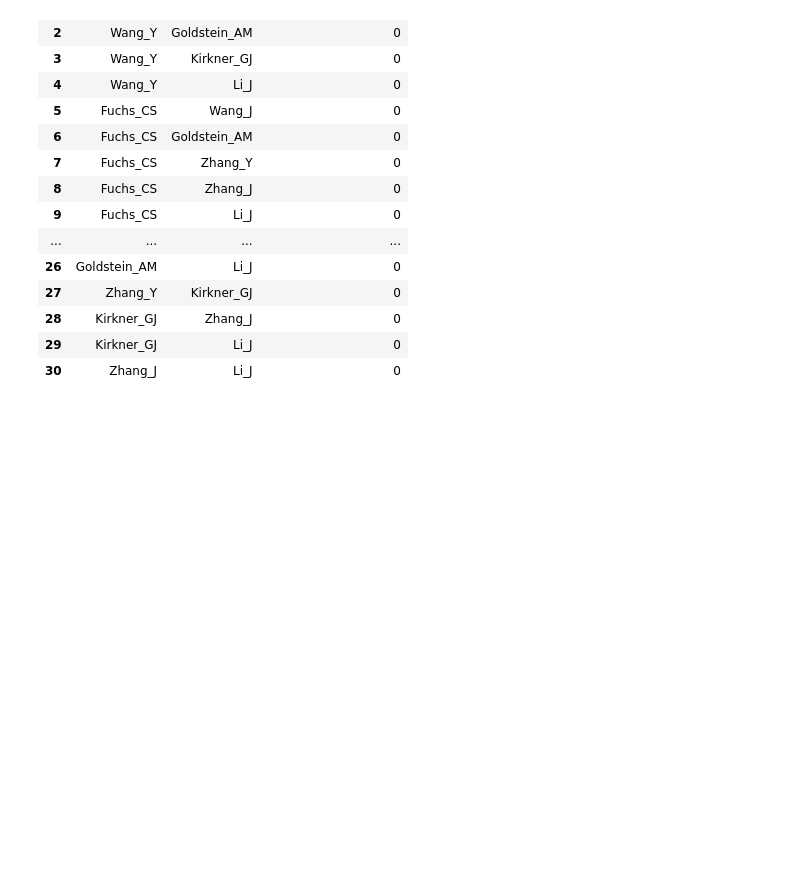
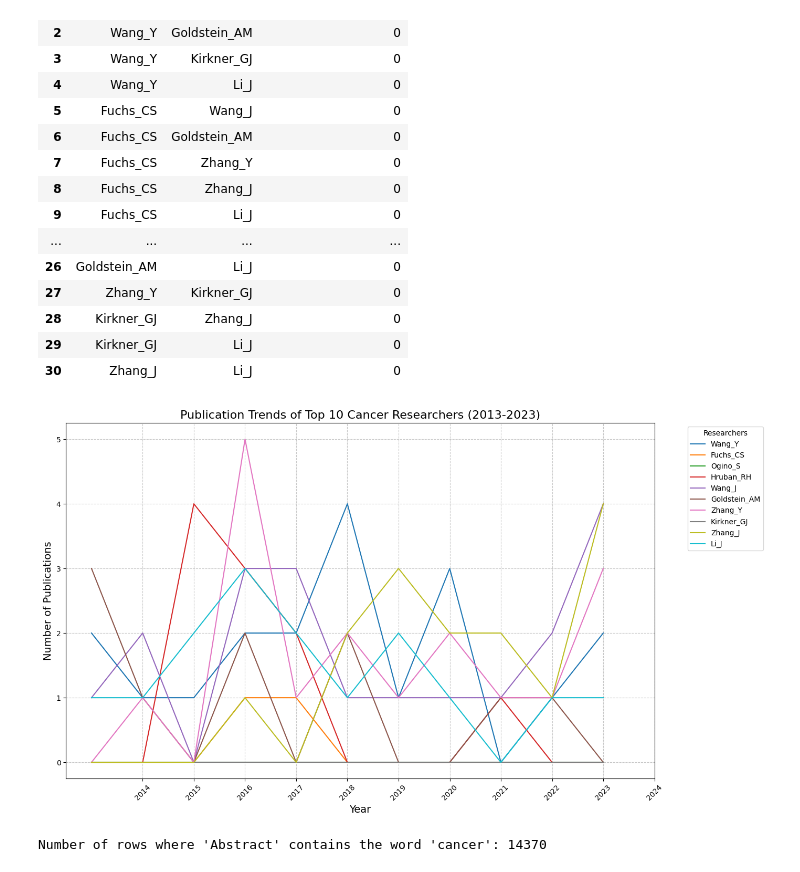
Before and after one commit to ThanakornMix/G1-Consulting-Data-Science, a Jupyter notebook: Consulting.ipynb, the cells around one changed output. Cells and saved outputs as stored; diff of their text form; code cells hidden in the pictures; blank space fills up the shorter version.

```diff
--- a/Consulting.ipynb
+++ b/Consulting.ipynb
@@ -273,3 +315,66 @@ df_no_coauthored
 | 28 | Kirkner_GJ | Zhang_J | 0 |
 | 29 | Kirkner_GJ | Li_J | 0 |
 | 30 | Zhang_J | Li_J | 0 |
+# %%
+# Filter data for rows where 'Abstract' contains the word 'cancer'
+cancer_rows = merged_df[merged_df['Abstract'].str.contains('cancer', case=False, na=False)]
+
+# Count the number of papers each researcher has been involved in
+author_counts = cancer_rows['ResearcherID'].value_counts().reset_index()
+author_counts.columns = ['ResearcherID', 'Count']
+# Sort into descending order
+author_counts = author_counts.sort_values(by='Count', ascending=False)
+most_published_authors = author_counts.head(10)
+
+# Extract the top 10 cancer researchers
+top_10_cancer_authors = most_published_authors['ResearcherID'].tolist()
+
+# Further filter data for the years 2014-2024
+filtered_cancer_data = cancer_rows[(cancer_rows['Year'] >= 2013) & (cancer_rows['Year'] <= 2023)]
+
+# Filter the data to include only the top 10 cancer researchers
+top_cancer_authors_data = filtered_cancer_data[filtered_cancer_data['ResearcherID'].isin(top_10_cancer_authors)]
+
+# Group by Year and ResearcherID, and count publications
+yearly_cancer_publications = (
+    top_cancer_authors_data.groupby(['Year', 'ResearcherID'])
+    .size()
+    .reset_index(name='PublicationCount')
+)
+
+# Pivot the data for easier plotting
+pivot_cancer_data = yearly_cancer_publications.pivot(index='Year', columns='ResearcherID', values='PublicationCount').fillna(0)
+
+# Add missing researchers with zero publications for all years in the range
+for researcher in top_10_cancer_authors:
+    if researcher not in pivot_cancer_data.columns:
+        pivot_cancer_data[researcher] = 0
+
+# Re-sort the columns to maintain the order of top 10 authors
+pivot_cancer_data = pivot_cancer_data[top_10_cancer_authors]
+
+# Plot the line graph
+plt.figure(figsize=(14, 8))
+colors = cm.get_cmap('tab10', len(top_10_cancer_authors))  # Use a colormap for distinct colors
+
+for i, researcher in enumerate(top_10_cancer_authors):
+    plt.plot(pivot_cancer_data.index, pivot_cancer_data[researcher], label=researcher, color=colors(i))
+
+# Customizing the plot
+plt.title('Publication Trends of Top 10 Cancer Researchers (2013-2023)', fontsize=16)
+plt.xlabel('Year', fontsize=14)
+plt.ylabel('Number of Publications', fontsize=14)
+plt.xticks(range(2014, 2025), rotation=45)
+plt.legend(title='Researchers', bbox_to_anchor=(1.05, 1), loc='upper left')
+plt.grid(True, linestyle='--', alpha=0.7)
+plt.tight_layout()
+
+# Show the plot
+plt.show()
+
+# Count the total number of rows in the cancer dataset
+cancer_count = cancer_rows.shape[0]
+print(f"Number of rows where 'Abstract' contains the word 'cancer': {cancer_count}")
+# %% [output]
+[figure, added]
+Number of rows where 'Abstract' contains the word 'cancer': 14370
```
Also changed, not shown: parts of 11 cells of this notebook.
